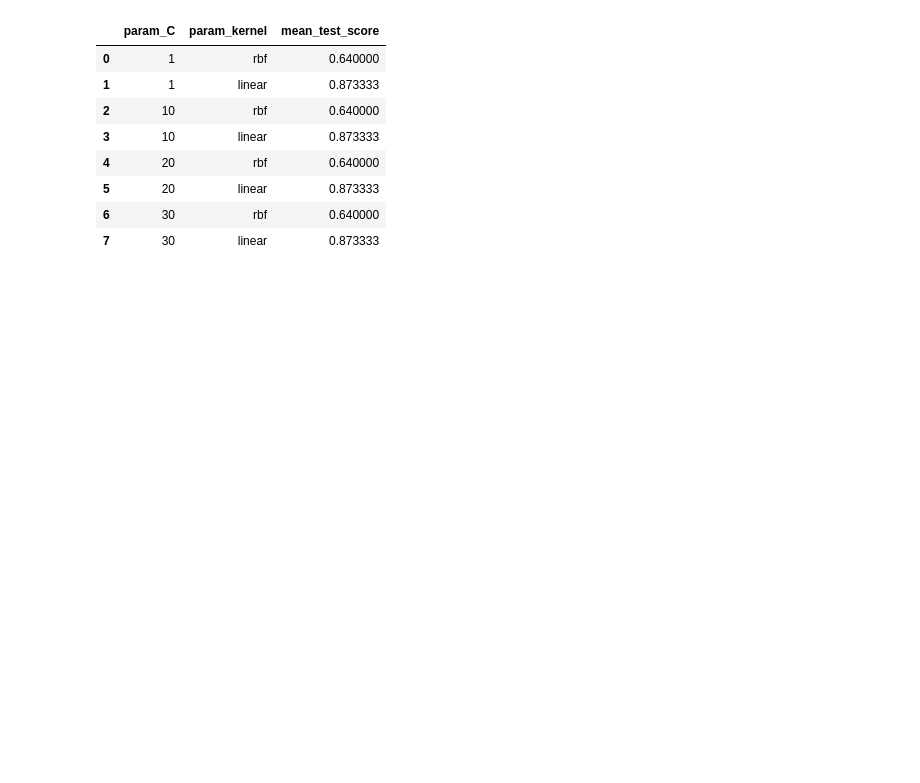
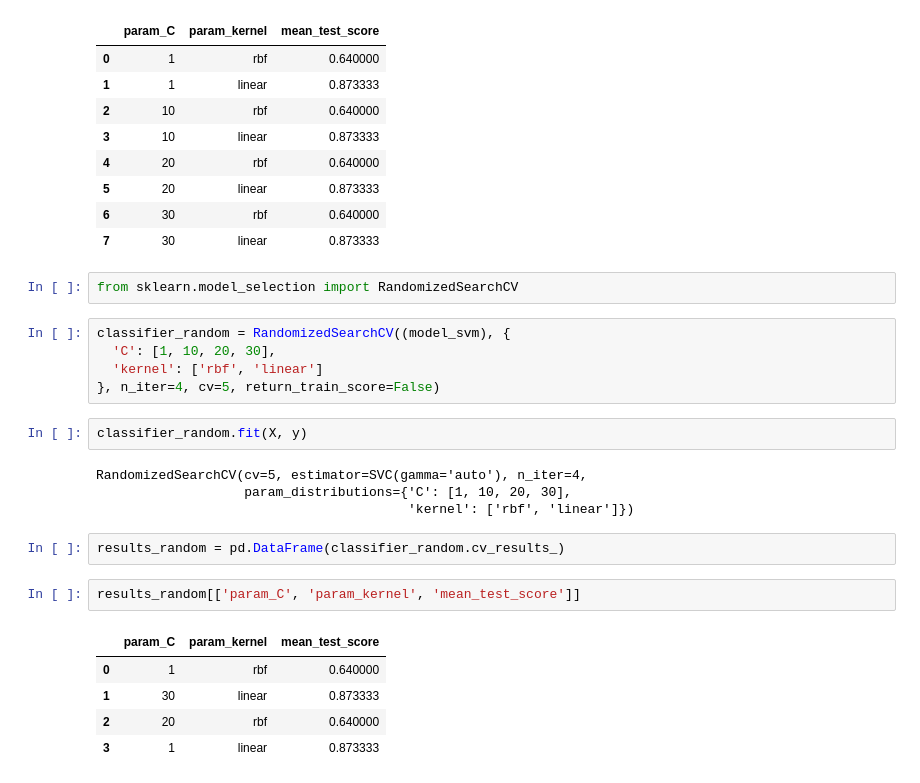
Before and after one commit to code-test-debug/Machine-Learning, a Jupyter notebook: Part4/model_fine_tuning_by_grid_search_cv.ipynb, the cells around one changed output. Drawn from its saved outputs; the diff is of its cells as text; blank space fills up the shorter version.

Commit message:
GridSearch Cv, Random Search Cv AND Stacking, Bagging and Boosting

```diff
--- a/Part4/model_fine_tuning_by_grid_search_cv.ipynb
+++ b/Part4/model_fine_tuning_by_grid_search_cv.ipynb
@@ -112,3 +115,26 @@ results[['param_C', 'param_kernel', 'mean_test_score']]
 | 5 | 20 | linear | 0.873333 |
 | 6 | 30 | rbf | 0.640000 |
 | 7 | 30 | linear | 0.873333 |
+# %%
+from sklearn.model_selection import RandomizedSearchCV
+# %%
+classifier_random = RandomizedSearchCV((model_svm), {
+  'C': [1, 10, 20, 30],
+  'kernel': ['rbf', 'linear']
+}, n_iter=4, cv=5, return_train_score=False)
+# %%
+classifier_random.fit(X, y)
+# %% [output]
+RandomizedSearchCV(cv=5, estimator=SVC(gamma='auto'), n_iter=4,
+                   param_distributions={'C': [1, 10, 20, 30],
+                                        'kernel': ['rbf', 'linear']})
+# %%
+results_random = pd.DataFrame(classifier_random.cv_results_)
+# %%
+results_random[['param_C', 'param_kernel', 'mean_test_score']]
+# %% [output]
+|  | param_C | param_kernel | mean_test_score |
+| 0 | 1 | rbf | 0.640000 |
+| 1 | 30 | linear | 0.873333 |
+| 2 | 20 | rbf | 0.640000 |
+| 3 | 1 | linear | 0.873333 |
```
Also changed, not shown: parts of 3 cells of this notebook, 1 other file.
